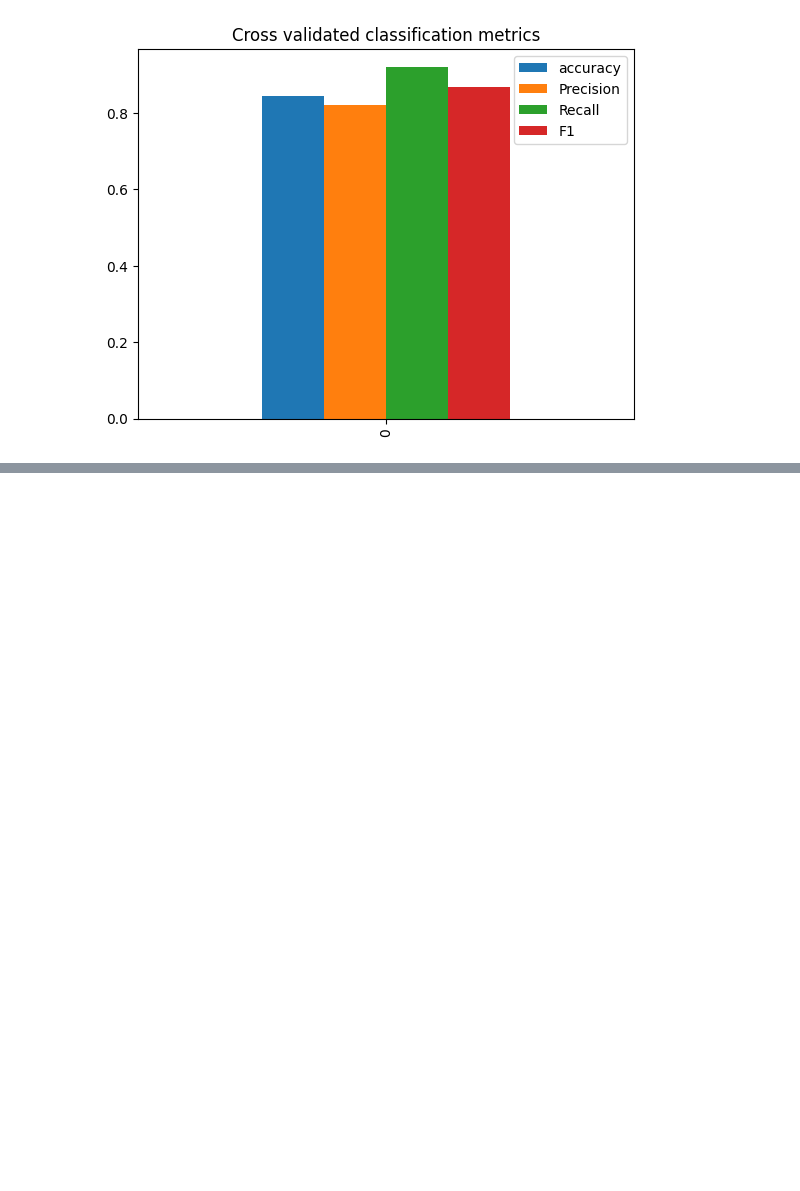
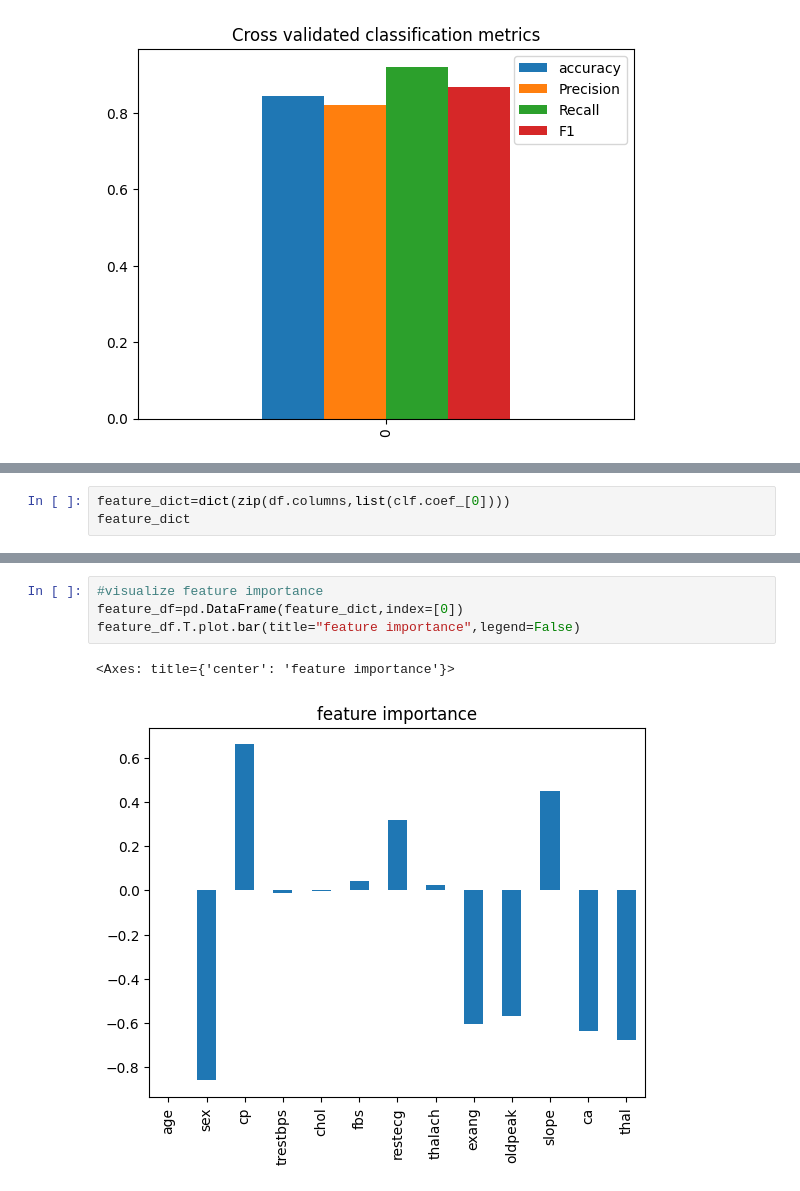
Before and after one commit to felekekinfe/Heart-Disease-Prediction, a Jupyter notebook: model/.ipynb, the cells around one changed output, grey strips where cells are left out. Cells and saved outputs as stored; diff of their text form; blank space fills up the shorter version.

```diff
--- a/model/.ipynb
+++ b/model/.ipynb
@@ -434,0 +444,3 @@ cv_metrix.plot.bar(title='Cross validated classification metrics')
+# %%
+feature_dict=dict(zip(df.columns,list(clf.coef_[0])))
+feature_dict
@@ -434,0 +461,7 @@ cv_metrix.plot.bar(title='Cross validated classification metrics')
+# %%
+#visualize feature importance
+feature_df=pd.DataFrame(feature_dict,index=[0])
+feature_df.T.plot.bar(title="feature importance",legend=False)
+# %% [output]
+<Axes: title={'center': 'feature importance'}>
+[figure, added]
```
Also changed, not shown: parts of 3 cells of this notebook.
